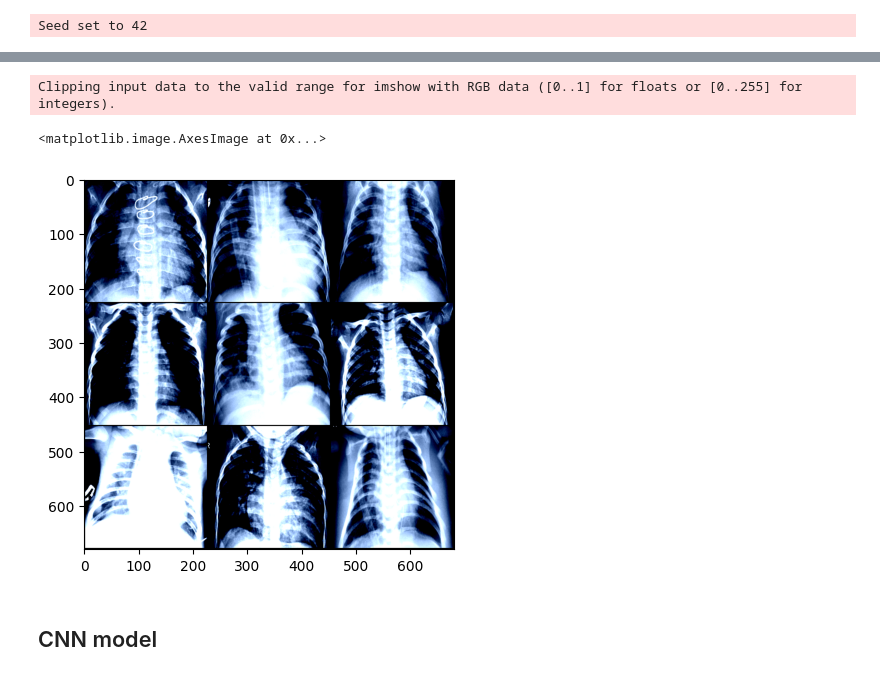
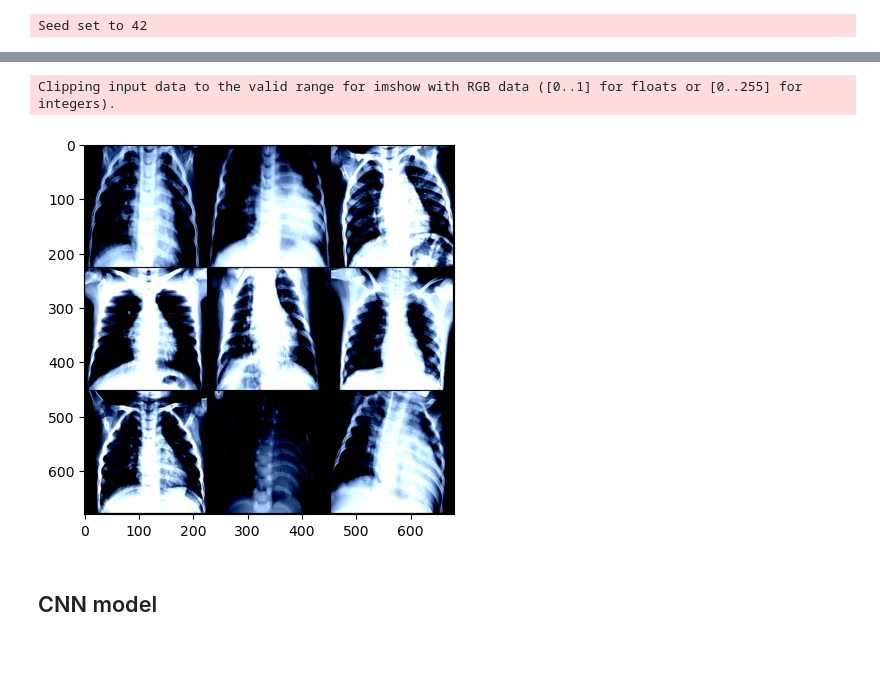
Before and after one commit to brittawi/D7047E-Project, a Jupyter notebook: SimpleCNN_temp.ipynb, the cells around one changed output, grey strips where cells are left out. Cells and saved outputs as stored; diff of their text form; code cells hidden in the pictures.

```diff
--- a/SimpleCNN_temp.ipynb
+++ b/SimpleCNN_temp.ipynb
@@ -160,13 +50,8 @@ Size of test dataset: 624
-# %%
-#Plot some example images
-examples = next(iter(train_loader))
-images, labels = examples
-grid = make_grid(images[:9], nrow=3)
-plt.imshow(grid.permute(1, 2, 0))
-# %% [output]
-Clipping input data to the valid range for imshow with RGB data ([0..1] for floats or [0..255] for integers).
-<matplotlib.image.AxesImage at 0x...>
-[figure, removed]
+# %%
+plotExamples(train_loader)
+# %% [output]
+Clipping input data to the valid range for imshow with RGB data ([0..1] for floats or [0..255] for integers).
+[figure, added]
 # %% [markdown]
 ## CNN model
 # %%
```
Also changed, not shown: parts of 12 cells of this notebook.
